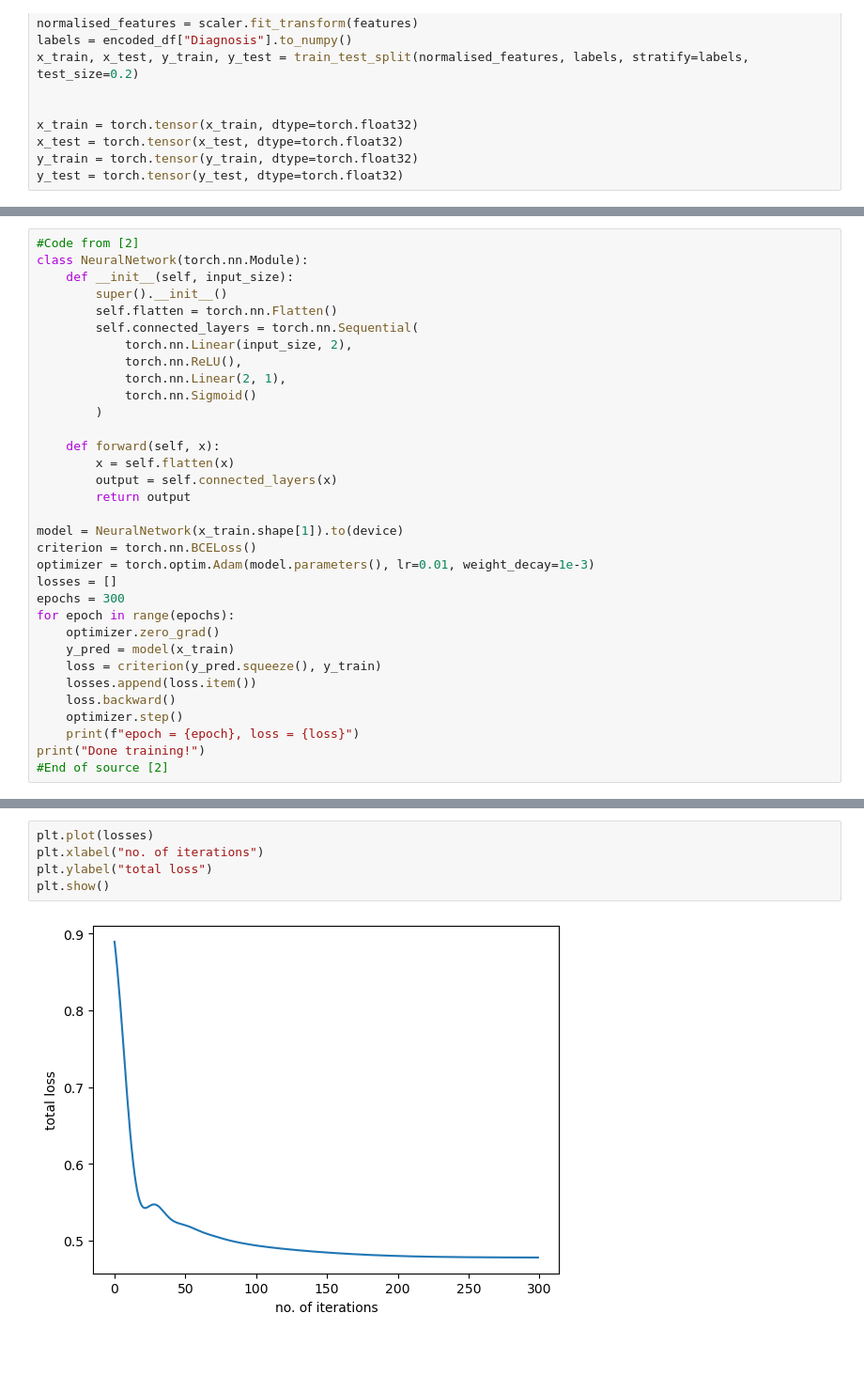
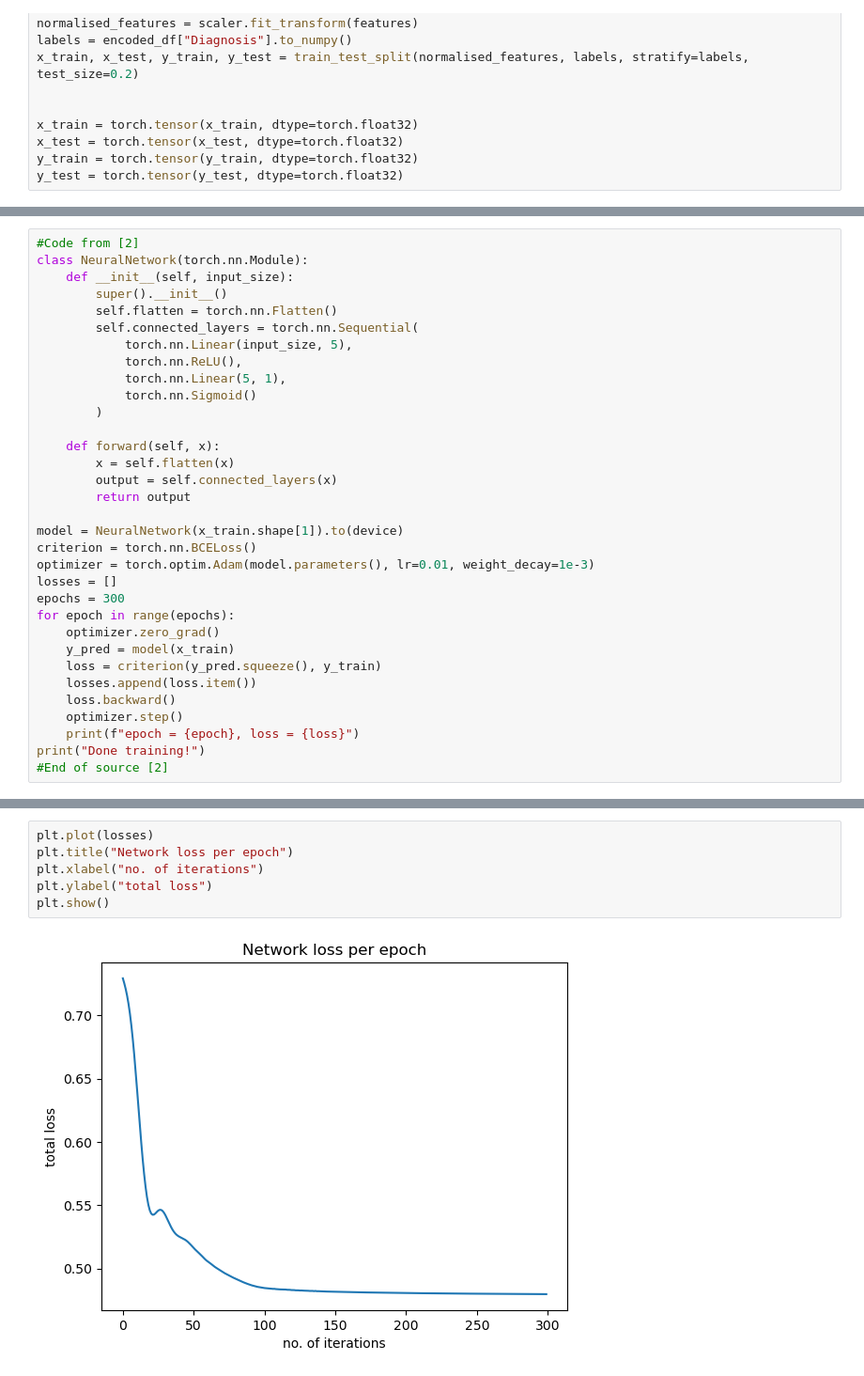
Before and after one commit to Aidan-Mulholland/Advanced-AI, a Jupyter notebook: main.ipynb, the cells around one changed output, grey strips where cells are left out. Shown: that part at 94% size. Saved outputs shown, nothing was run; the diff lists cells and outputs as text; blank space fills up the shorter version.

```diff
--- a/main.ipynb
+++ b/main.ipynb
@@ -188,9 +243,9 @@ class NeuralNetwork(torch.nn.Module):
         super().__init__()
         self.flatten = torch.nn.Flatten()
         self.connected_layers = torch.nn.Sequential(
-            torch.nn.Linear(input_size, 2),
+            torch.nn.Linear(input_size, 5),
             torch.nn.ReLU(),
-            torch.nn.Linear(2, 1),
+            torch.nn.Linear(5, 1),
             torch.nn.Sigmoid()
         )
 
@@ -234,8 +289,9 @@ epoch = 299, loss = 0.47807231545448303
 Done training!
 # %%
 plt.plot(losses)
+plt.title("Network loss per epoch")
 plt.xlabel("no. of iterations")
 plt.ylabel("total loss")
 plt.show()
 # %% [output]
-[figure, old version]
+[figure, new version]
```
Also changed, not shown: parts of 29 cells of this notebook.
